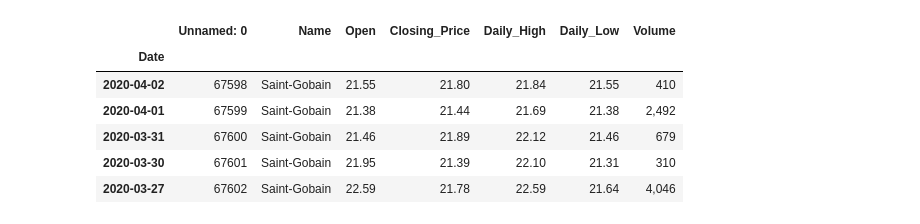
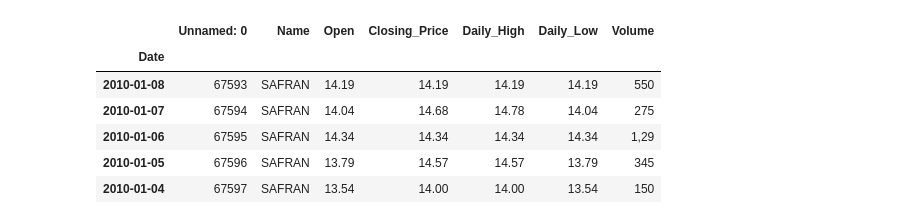
Before and after one commit to Brihmt/AnalyseBourse, a Jupyter notebook: strategieDeLaTortue.ipynb, the cells around one changed output. Cells and saved outputs as stored; diff of their text form; code cells hidden in the pictures.

```diff
--- a/strategieDeLaTortue.ipynb
+++ b/strategieDeLaTortue.ipynb
@@ -9,12 +10,13 @@ import pandas as pd
 data=pd.read_csv('preprocessed_CAC40.csv',index_col='Date',parse_dates=True)
 # %%
-data=data[data['Name'] == 'Saint-Gobain']
-data.head()
+
+data=data[data['Name'] == 'SAFRAN']
+data.tail()
 # %% [output]
 |  | Unnamed: 0 | Name | Open | Closing_Price | Daily_High | Daily_Low | Volume |
 | Date |  |  |  |  |  |  |  |
-| 2020-04-02 | 67598 | Saint-Gobain | 21.55 | 21.80 | 21.84 | 21.55 | 410 |
-| 2020-04-01 | 67599 | Saint-Gobain | 21.38 | 21.44 | 21.69 | 21.38 | 2,492 |
-| 2020-03-31 | 67600 | Saint-Gobain | 21.46 | 21.89 | 22.12 | 21.46 | 679 |
-| 2020-03-30 | 67601 | Saint-Gobain | 21.95 | 21.39 | 22.10 | 21.31 | 310 |
-| 2020-03-27 | 67602 | Saint-Gobain | 22.59 | 21.78 | 22.59 | 21.64 | 4,046 |
+| 2010-01-08 | 67593 | SAFRAN | 14.19 | 14.19 | 14.19 | 14.19 | 550 |
+| 2010-01-07 | 67594 | SAFRAN | 14.04 | 14.68 | 14.78 | 14.04 | 275 |
+| 2010-01-06 | 67595 | SAFRAN | 14.34 | 14.34 | 14.34 | 14.34 | 1,29 |
+| 2010-01-05 | 67596 | SAFRAN | 13.79 | 14.57 | 14.57 | 13.79 | 345 |
+| 2010-01-04 | 67597 | SAFRAN | 13.54 | 14.00 | 14.00 | 13.54 | 150 |
```
Also changed, not shown: parts of 7 cells of this notebook, 4 other files.
